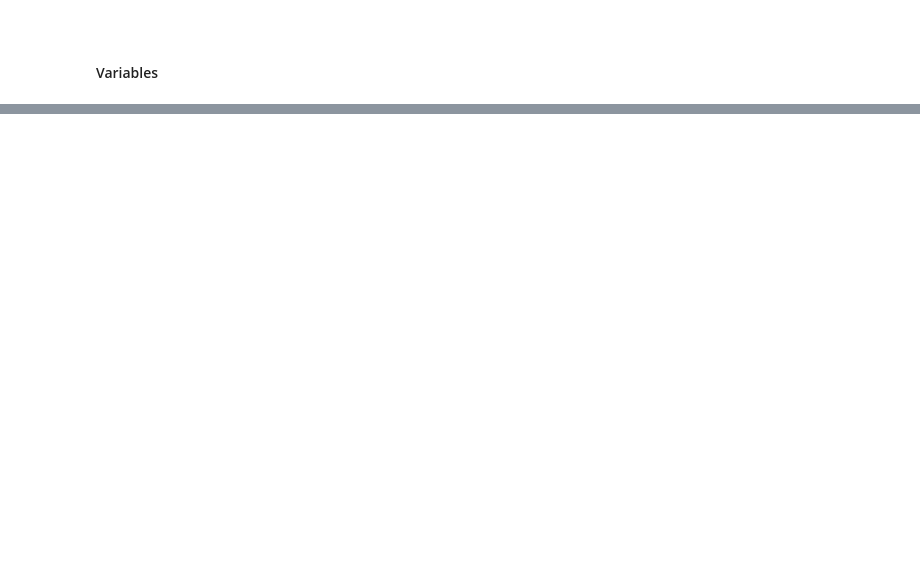
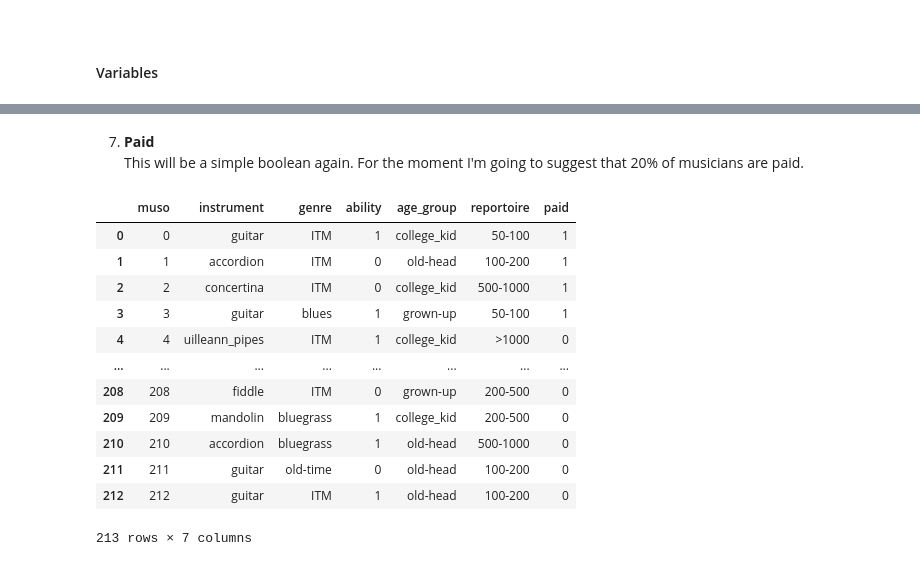
Before and after one commit to Caoimhinv/programming_for_DA_project, a Jupyter notebook: the_session.ipynb, the cells around one changed output, grey strips where cells are left out. Cells and saved outputs as stored; diff of their text form; code cells hidden in the pictures; blank space fills up the shorter version.

```diff
--- a/the_session.ipynb
+++ b/the_session.ipynb
@@ -47,0 +237,3 @@ Another possibility! The midweek nights have less musicians - sometime just the
+# %%
+df['age_group'] = age_group.tolist()
+df
@@ -47,0 +257,12 @@ Another possibility! The midweek nights have less musicians - sometime just the
+# %%
+# create an array
+reportoire = ['50-100', '100-200', '200-500', '500-1000', '>1000']
+
+# create a random array with size x
+reportoire = rng.choice(reportoire, p=[0.2, 0.2, 0.2, 0.2, 0.2], size=x)
+# %%
+# add to dataframe
+df['reportoire'] = reportoire.tolist()
+
+# have a look
+df
@@ -47,0 +283,3 @@ Another possibility! The midweek nights have less musicians - sometime just the
+# %% [markdown]
+7. **Paid**
+This will be a simple boolean again. For the moment I'm going to suggest that 20% of musicians are paid.
@@ -47,0 +288,17 @@ Another possibility! The midweek nights have less musicians - sometime just the
+# %%
+df['paid'] = paid.tolist()
+df
+# %% [output]
+|  | muso | instrument | genre | ability | age_group | reportoire | paid |
+| 0 | 0 | guitar | ITM | 1 | college_kid | 50-100 | 1 |
+| 1 | 1 | accordion | ITM | 0 | old-head | 100-200 | 1 |
+| 2 | 2 | concertina | ITM | 0 | college_kid | 500-1000 | 1 |
+| 3 | 3 | guitar | blues | 1 | grown-up | 50-100 | 1 |
+| 4 | 4 | uilleann_pipes | ITM | 1 | college_kid | >1000 | 0 |
+| ... | ... | ... | ... | ... | ... | ... | ... |
+| 208 | 208 | fiddle | ITM | 0 | grown-up | 200-500 | 0 |
+| 209 | 209 | mandolin | bluegrass | 1 | college_kid | 200-500 | 0 |
+| 210 | 210 | accordion | bluegrass | 1 | old-head | 500-1000 | 0 |
+| 211 | 211 | guitar | old-time | 0 | old-head | 100-200 | 0 |
+| 212 | 212 | guitar | ITM | 1 | old-head | 100-200 | 0 |
+213 rows × 7 columns
```
Also changed, not shown: parts of 52 cells of this notebook, 1 other file.
